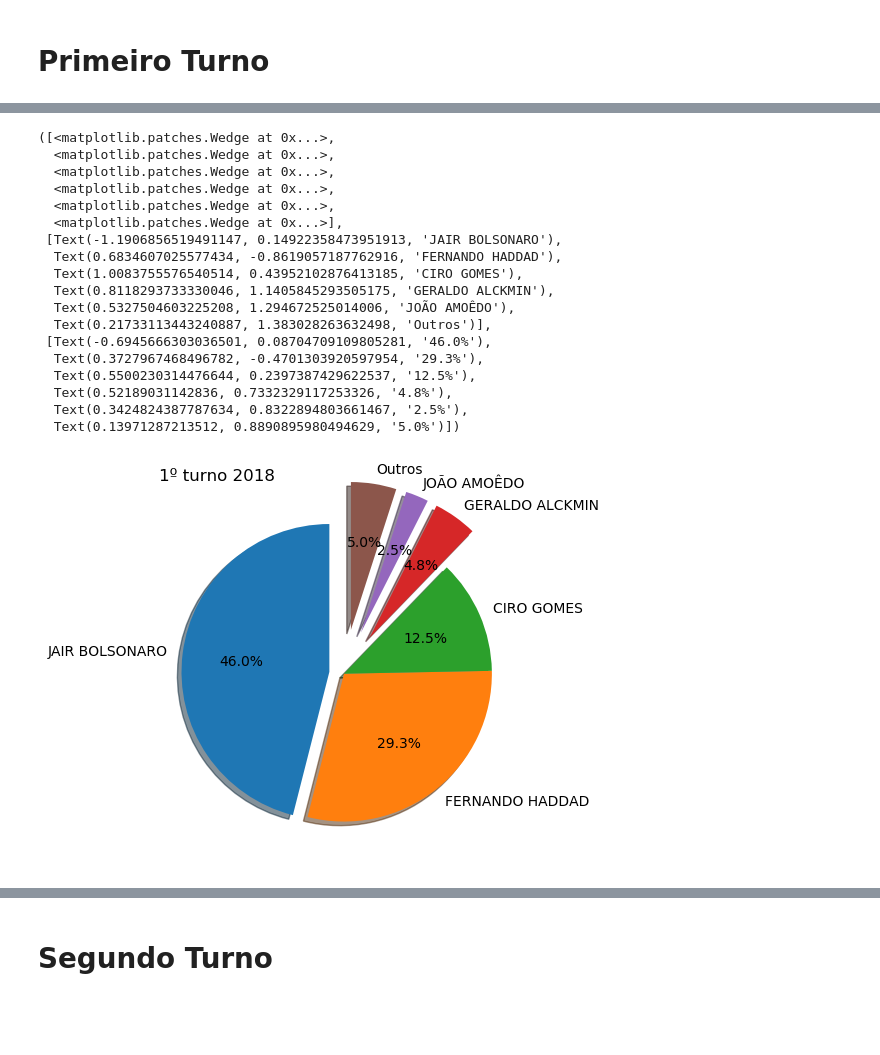
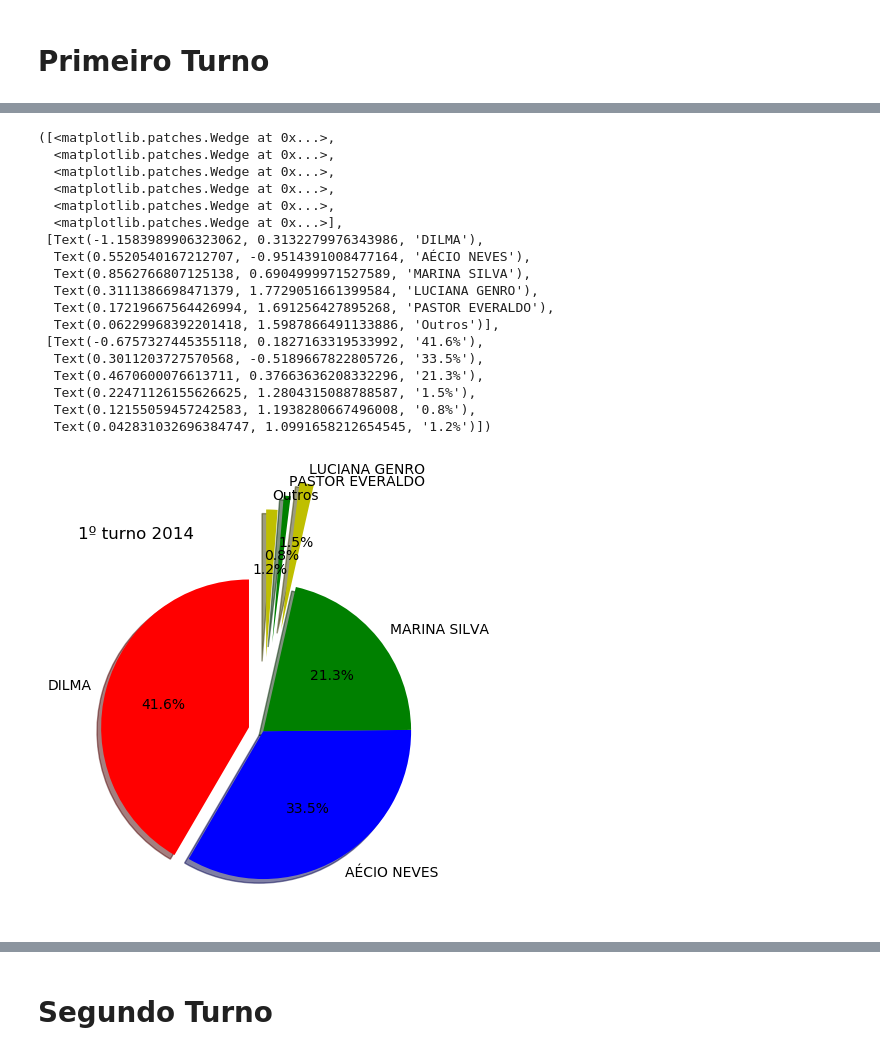
Before and after one commit to gabrielcorbal/analise_politica, a Jupyter notebook: Análise Presidentes - 2014.ipynb, the cells around one changed output, grey strips where cells are left out. Drawn from its saved outputs; the diff is of its cells as text; code cells hidden in the pictures; blank space fills up the shorter version.

```diff
--- a/Análise Presidentes - 2014.ipynb
+++ b/Análise Presidentes - 2014.ipynb
@@ -8,9 +8,9 @@ plt.rc('figure', figsize=(10, 5))
 # %%
 #alterar eleitores por eleição
 
-eleitores = 147165834
+eleitores = 142825280
 # %%
-df = pd.read_csv('votacao_candidato_munzona_2018_BRASIL.csv', sep = ';', encoding='latin-1')
+df = pd.read_csv('votacao_candidato_munzona_2014_BRASIL.csv', sep = ';', encoding='latin-1')
 # %%
 df.sample(1)
 # %% [output]
@@ -88,34 +88,35 @@ plt.pyplot.pie(sizes, explode=explode, labels=labels, autopct='%1.1f%%',
 # %%
 #Grafico de Pizza
 plt.pyplot.rcdefaults()
 fig, ax = plt.pyplot.subplots()
 labels = votostotais1turno.NM_URNA_CANDIDATO.tolist()
 sizes = votostotais1turno.QT_VOTOS_NOMINAIS.tolist()
-explode = (0.1, 0.0, 0.0, 0.3, 0.3, 0.3)
+explode = (0.1, 0.0, 0.0, 0.7, 0.6, 0.5)
+colors = ('r', 'b', 'g', 'y', 'g', 'y')
 
-plt.pyplot.title('1º turno 2018', loc='left')
+plt.pyplot.title('1º turno 2014', loc='left')
 plt.pyplot.pie(sizes, labels=labels, autopct='%1.1f%%',
-        shadow=True, startangle=90, explode=explode)
+        shadow=True, startangle=90, explode=explode, colors = colors)
 # %% [output]
 ([<matplotlib.patches.Wedge at 0x...>,
   <matplotlib.patches.Wedge at 0x...>,
   <matplotlib.patches.Wedge at 0x...>,
   <matplotlib.patches.Wedge at 0x...>,
   <matplotlib.patches.Wedge at 0x...>,
   <matplotlib.patches.Wedge at 0x...>],
- [Text(-1.1906856519491147, 0.14922358473951913, 'JAIR BOLSONARO'),
-  Text(0.6834607025577434, -0.8619057187762916, 'FERNANDO HADDAD'),
-  Text(1.0083755576540514, 0.43952102876413185, 'CIRO GOMES'),
-  Text(0.8118293733330046, 1.1405845293505175, 'GERALDO ALCKMIN'),
-  Text(0.5327504603225208, 1.294672525014006, 'JOÃO AMOÊDO'),
-  Text(0.21733113443240887, 1.383028263632498, 'Outros')],
- [Text(-0.6945666303036501, 0.08704709109805281, '46.0%'),
-  Text(0.3727967468496782, -0.4701303920597954, '29.3%'),
-  Text(0.5500230314476644, 0.2397387429622537, '12.5%'),
-  Text(0.52189031142836, 0.7332329117253326, '4.8%'),
-  Text(0.3424824387787634, 0.8322894803661467, '2.5%'),
-  Text(0.13971287213512, 0.8890895980494629, '5.0%')])
+ [Text(-1.1583989906323062, 0.3132279976343986, 'DILMA'),
+  Text(0.5520540167212707, -0.9514391008477164, 'AÉCIO NEVES'),
+  Text(0.8562766807125138, 0.6904999971527589, 'MARINA SILVA'),
+  Text(0.3111386698471379, 1.7729051661399584, 'LUCIANA GENRO'),
+  Text(0.17219667564426994, 1.691256427895268, 'PASTOR EVERALDO'),
+  Text(0.06229968392201418, 1.5987866491133886, 'Outros')],
+ [Text(-0.6757327445355118, 0.1827163319533992, '41.6%'),
+  Text(0.3011203727570568, -0.5189667822805726, '33.5%'),
+  Text(0.4670600076613711, 0.37663636208332296, '21.3%'),
+  Text(0.22471126155626625, 1.2804315088788587, '1.5%'),
+  Text(0.12155059457242583, 1.1938280667496008, '0.8%'),
+  Text(0.042831032696384747, 1.0991658212654545, '1.2%')])
-[figure, old version]
+[figure, new version]
 # %%
 plt.pyplot.rcdefaults()
 fig, ax = plt.pyplot.subplots()
```
Also changed, not shown: parts of 16 cells of this notebook, 18 other files.
